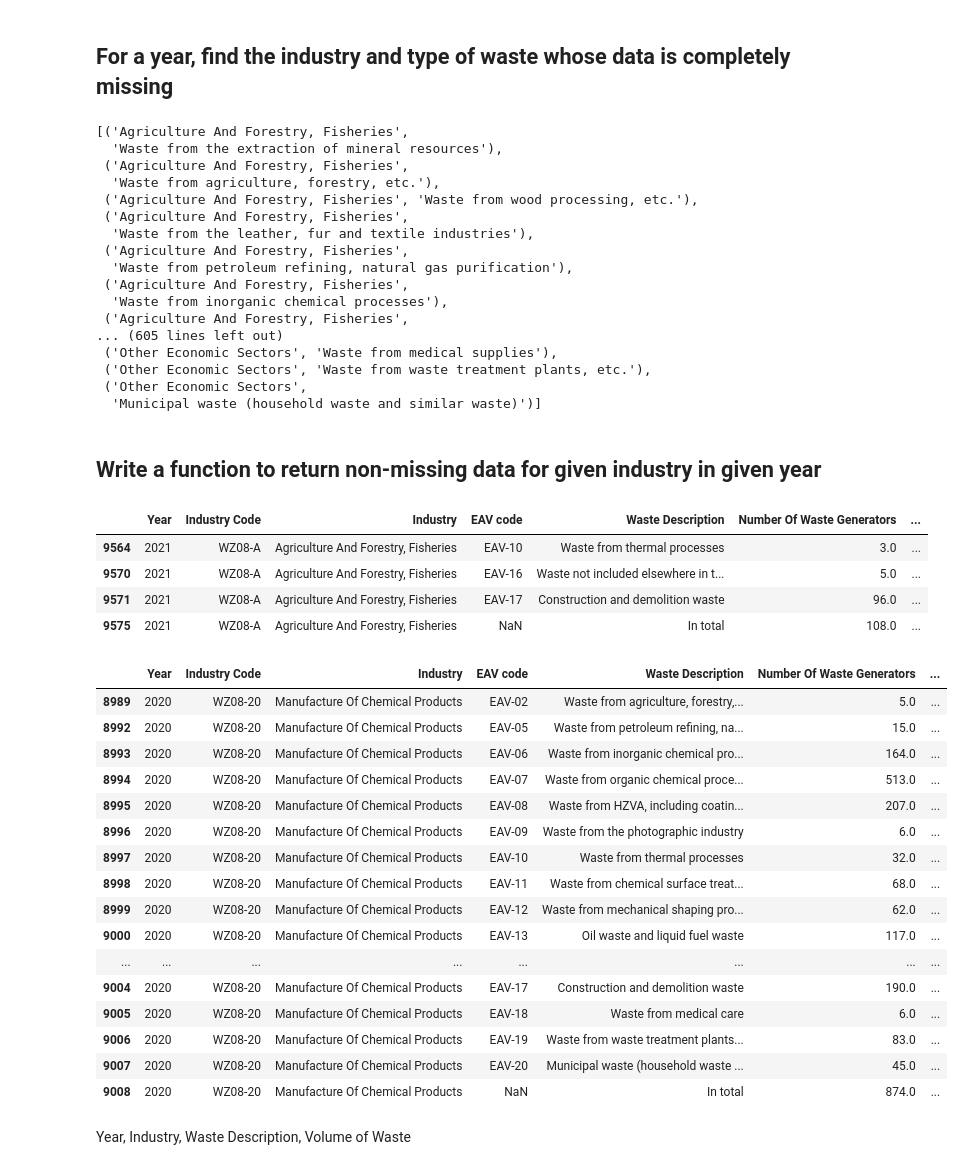
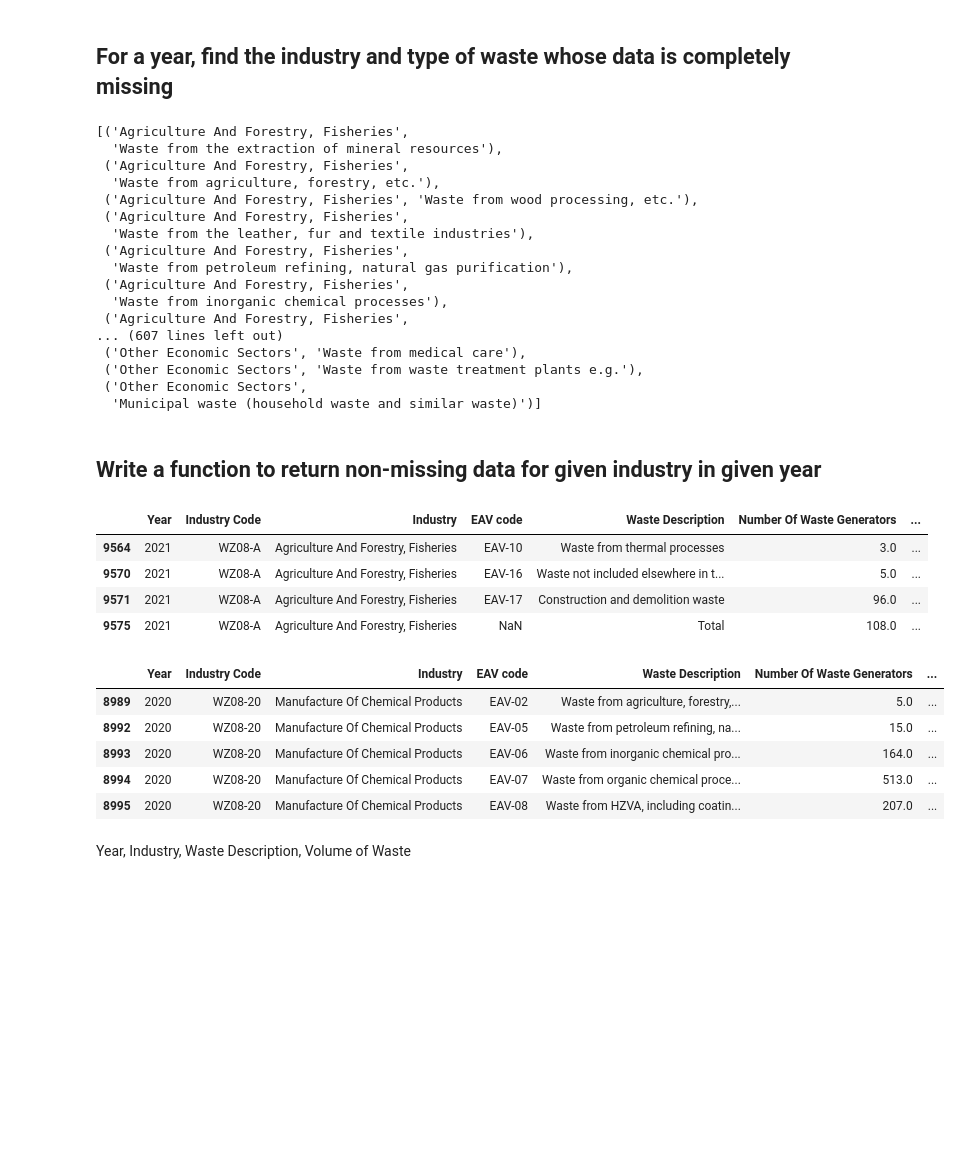
Before and after one commit to UyenDhNguyen/Germany-Waste-Management-Analysis, a Jupyter notebook: EDA/Hazardous Waste/waste-producers-quantities-types-industry-years-32151-0001.ipynb, the cells around one changed output. Drawn from its saved outputs; the diff is of its cells as text; code cells hidden in the pictures; blank space fills up the shorter version.

```diff
--- a/EDA/Hazardous Waste/waste-producers-quantities-types-industry-years-32151-0001.ipynb
+++ b/EDA/Hazardous Waste/waste-producers-quantities-types-industry-years-32151-0001.ipynb
@@ -13,6 +14,11 @@ df.head()
 | 2 | 2008 | WZ08-A | Agriculture And Forestry, Fisheries | EAV-03 | Waste from wood processing, etc. | NaN | ... |
 | 3 | 2008 | WZ08-A | Agriculture And Forestry, Fisheries | EAV-04 | Waste from the leather, fur and t... | NaN | ... |
 | 4 | 2008 | WZ08-A | Agriculture And Forestry, Fisheries | EAV-05 | Waste from petroleum refining, na... | NaN | ... |
+# %%
+eav_df = df.groupby('EAV code', as_index=False).agg({'Waste Description': 'min'})
+eav_dict = dict(zip(eav_df['EAV code'], eav_df['Waste Description']))
+eav_dict[np.nan] = 'Total'
+df['Waste Description'] = df['EAV code'].apply(lambda x: eav_dict[x])
 # %%
 df.info()
 # %% [output]
@@ -53,9 +59,9 @@ get_missing_data_year(df, 2008)
  ('Agriculture And Forestry, Fisheries',
   'Waste from inorganic chemical processes'),
  ('Agriculture And Forestry, Fisheries',
-... (605 lines left out)
- ('Other Economic Sectors', 'Waste from medical supplies'),
- ('Other Economic Sectors', 'Waste from waste treatment plants, etc.'),
+... (607 lines left out)
+ ('Other Economic Sectors', 'Waste from medical care'),
+ ('Other Economic Sectors', 'Waste from waste treatment plants e.g.'),
  ('Other Economic Sectors',
   'Municipal waste (household waste and similar waste)')]
 # %% [markdown]
@@ -73,27 +79,16 @@ get_data_industry_year(df, 'Agriculture And Forestry, Fisheries', 2021)
 | 9564 | 2021 | WZ08-A | Agriculture And Forestry, Fisheries | EAV-10 | Waste from thermal processes | 3.0 | ... |
 | 9570 | 2021 | WZ08-A | Agriculture And Forestry, Fisheries | EAV-16 | Waste not included elsewhere in t... | 5.0 | ... |
 | 9571 | 2021 | WZ08-A | Agriculture And Forestry, Fisheries | EAV-17 | Construction and demolition waste | 96.0 | ... |
-| 9575 | 2021 | WZ08-A | Agriculture And Forestry, Fisheries | NaN | In total | 108.0 | ... |
+| 9575 | 2021 | WZ08-A | Agriculture And Forestry, Fisheries | NaN | Total | 108.0 | ... |
 # %%
-get_data_industry_year(df, 'Manufacture Of Chemical Products', 2020)
+get_data_industry_year(df, 'Manufacture Of Chemical Products', 2020).head(5)
 # %% [output]
 |  | Year | Industry Code | Industry | EAV code | Waste Description | Number Of Waste Generators | ... |
 | 8989 | 2020 | WZ08-20 | Manufacture Of Chemical Products | EAV-02 | Waste from agriculture, forestry,... | 5.0 | ... |
 | 8992 | 2020 | WZ08-20 | Manufacture Of Chemical Products | EAV-05 | Waste from petroleum refining, na... | 15.0 | ... |
 | 8993 | 2020 | WZ08-20 | Manufacture Of Chemical Products | EAV-06 | Waste from inorganic chemical pro... | 164.0 | ... |
 | 8994 | 2020 | WZ08-20 | Manufacture Of Chemical Products | EAV-07 | Waste from organic chemical proce... | 513.0 | ... |
 | 8995 | 2020 | WZ08-20 | Manufacture Of Chemical Products | EAV-08 | Waste from HZVA, including coatin... | 207.0 | ... |
-| 8996 | 2020 | WZ08-20 | Manufacture Of Chemical Products | EAV-09 | Waste from the photographic industry | 6.0 | ... |
-| 8997 | 2020 | WZ08-20 | Manufacture Of Chemical Products | EAV-10 | Waste from thermal processes | 32.0 | ... |
-| 8998 | 2020 | WZ08-20 | Manufacture Of Chemical Products | EAV-11 | Waste from chemical surface treat... | 68.0 | ... |
-| 8999 | 2020 | WZ08-20 | Manufacture Of Chemical Products | EAV-12 | Waste from mechanical shaping pro... | 62.0 | ... |
-| 9000 | 2020 | WZ08-20 | Manufacture Of Chemical Products | EAV-13 | Oil waste and liquid fuel waste | 117.0 | ... |
-| ... | ... | ... | ... | ... | ... | ... | ... |
-| 9004 | 2020 | WZ08-20 | Manufacture Of Chemical Products | EAV-17 | Construction and demolition waste | 190.0 | ... |
-| 9005 | 2020 | WZ08-20 | Manufacture Of Chemical Products | EAV-18 | Waste from medical care | 6.0 | ... |
-| 9006 | 2020 | WZ08-20 | Manufacture Of Chemical Products | EAV-19 | Waste from waste treatment plants... | 83.0 | ... |
-| 9007 | 2020 | WZ08-20 | Manufacture Of Chemical Products | EAV-20 | Municipal waste (household waste ... | 45.0 | ... |
-| 9008 | 2020 | WZ08-20 | Manufacture Of Chemical Products | NaN | In total | 874.0 | ... |
 # %% [markdown]
 Year, Industry, Waste Description, Volume of Waste
 # %% [markdown]
```
Also changed, not shown: parts of 9 cells of this notebook.
